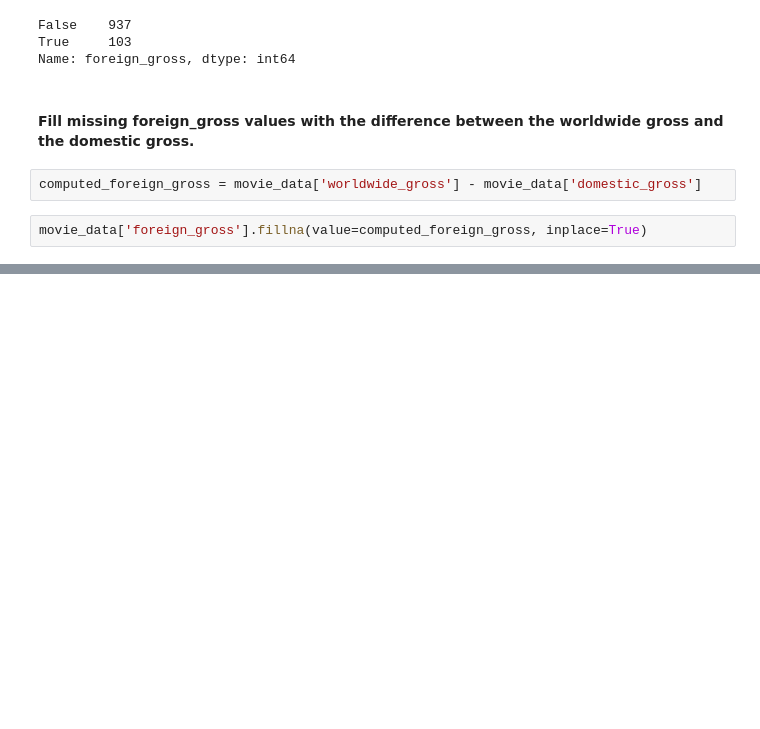
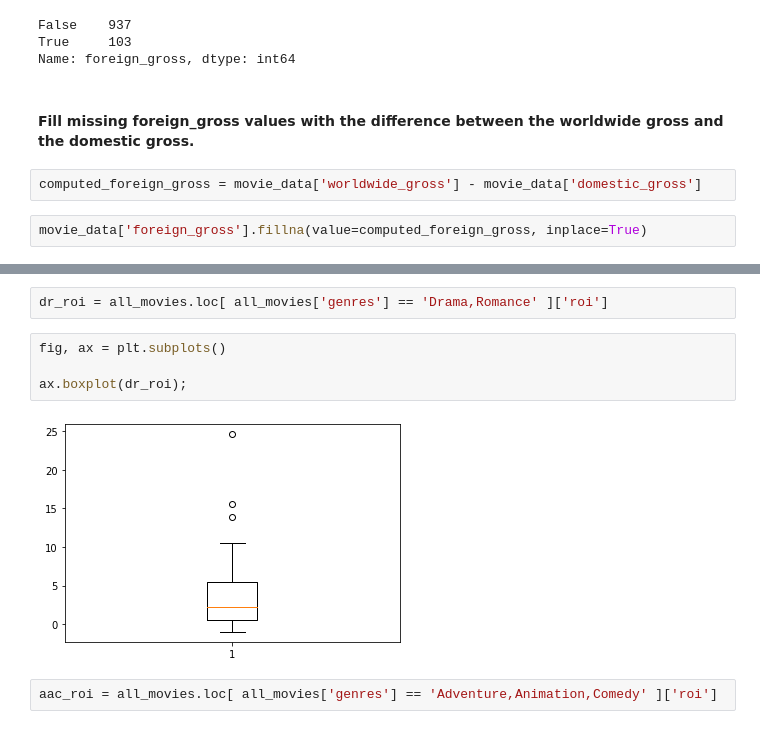
Before and after one commit to ran0027/microsoft_movie_analysis, a Jupyter notebook: Untitled.ipynb, the cells around one changed output, grey strips where cells are left out. Cells and saved outputs as stored; diff of their text form; blank space fills up the shorter version.

```diff
--- a/Untitled.ipynb
+++ b/Untitled.ipynb
@@ -291,0 +671,10 @@ movie_data['foreign_gross'].fillna(value=computed_foreign_gross, inplace=True)
+# %%
+dr_roi = all_movies.loc[ all_movies['genres'] == 'Drama,Romance' ]['roi']
+# %%
+fig, ax = plt.subplots()
+
+ax.boxplot(dr_roi);
+# %% [output]
+[figure, added]
+# %%
+aac_roi = all_movies.loc[ all_movies['genres'] == 'Adventure,Animation,Comedy' ]['roi']
```
Also changed, not shown: parts of 65 cells of this notebook.
